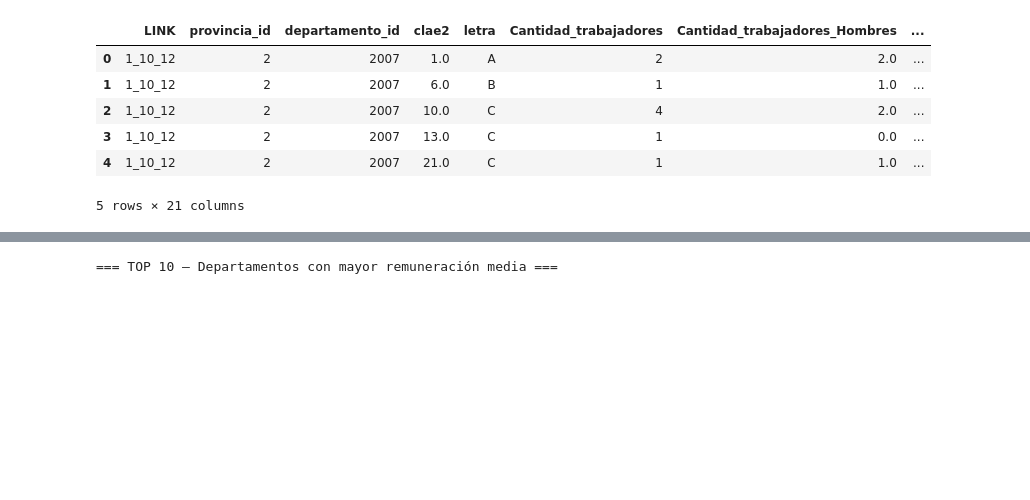
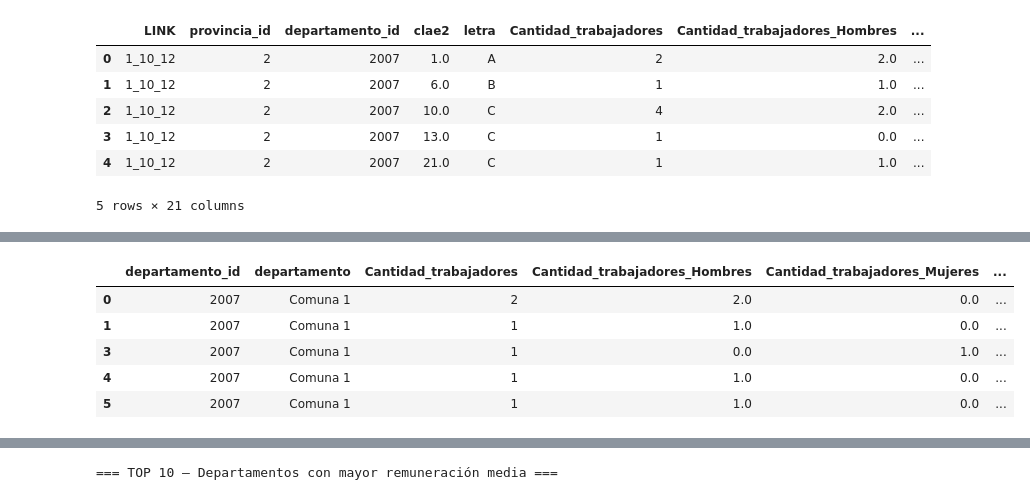
Before and after one commit to tost1n/Tp-laboratorio, a Jupyter notebook: Tp.ipynb, the cells around one changed output, grey strips where cells are left out. Drawn from its saved outputs; the diff is of its cells as text; code cells hidden in the pictures; blank space fills up the shorter version.

```diff
--- a/Tp.ipynb
+++ b/Tp.ipynb
@@ -340,0 +425,15 @@ DF_limpio.head()
+# %%
+DF_sin_brecha = DF_Clave[
+    (DF_Clave['Cantidad_trabajadores_Hombres'] == 0) |
+    (DF_Clave['Cantidad_trabajadores_Mujeres'] == 0)
+]
+# %%
+#Tabla para los datos que no se le pueden realizar la brecha salarial
+DF_sin_brecha.head()
+# %% [output]
+|  | departamento_id | departamento | Cantidad_trabajadores | Cantidad_trabajadores_Hombres | Cantidad_trabajadores_Mujeres | ... |
+| 0 | 2007 | Comuna 1 | 2 | 2.0 | 0.0 | ... |
+| 1 | 2007 | Comuna 1 | 1 | 1.0 | 0.0 | ... |
+| 3 | 2007 | Comuna 1 | 1 | 0.0 | 1.0 | ... |
+| 4 | 2007 | Comuna 1 | 1 | 1.0 | 0.0 | ... |
+| 5 | 2007 | Comuna 1 | 1 | 1.0 | 0.0 | ... |
```
Also changed, not shown: parts of 14 cells of this notebook.
